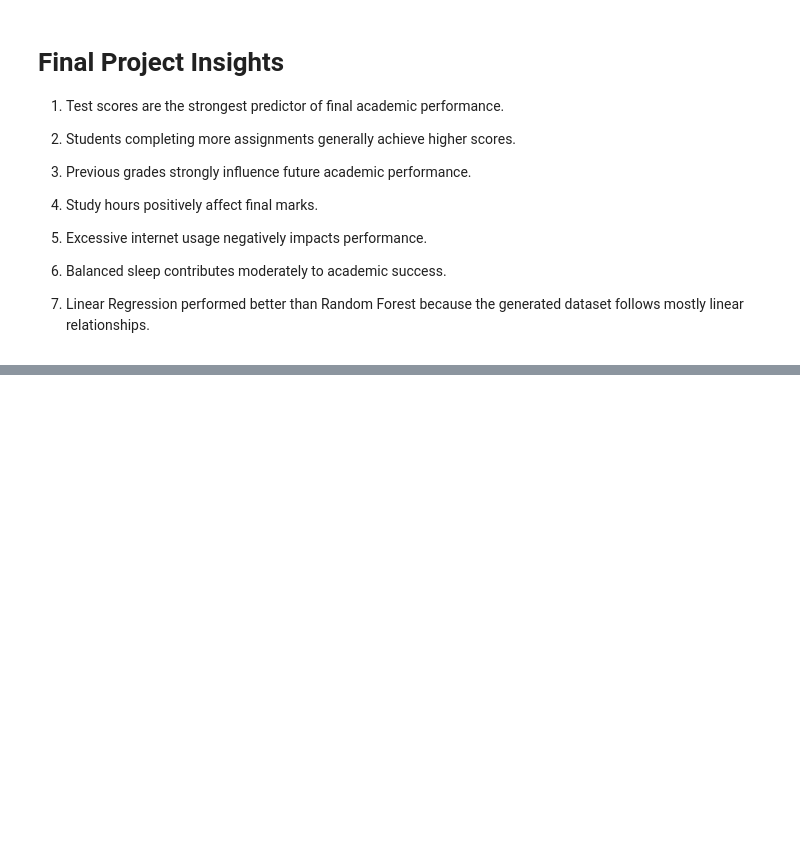
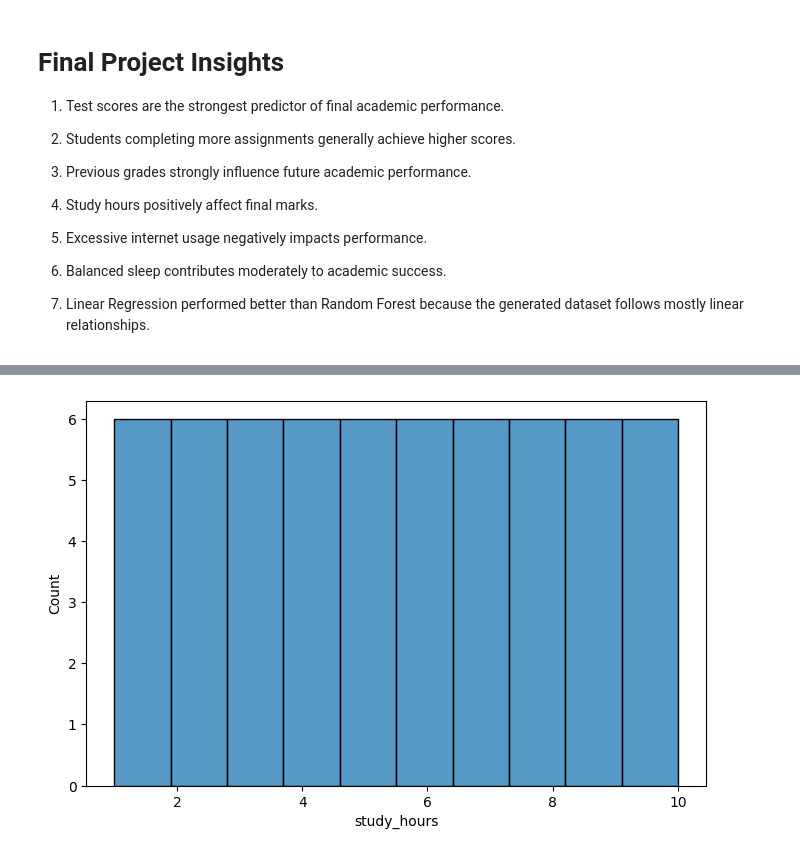
Before and after one commit to Shashanksangam/student-performance-prediction-ml, a Jupyter notebook: notebooks/analysis.ipynb, the cells around one changed output, grey strips where cells are left out. Cells and saved outputs as stored; diff of their text form; code cells hidden in the pictures; blank space fills up the shorter version.

```diff
--- a/notebooks/analysis.ipynb
+++ b/notebooks/analysis.ipynb
@@ -391,0 +397,4 @@ plt.show()
+# %%
+df = pd.read_csv("../data/student_performance.csv")
+
+df.head()
@@ -391,0 +454,6 @@ plt.show()
+# %%
+plt.figure(figsize=(8,5))
+sns.histplot(df["study_hours"], bins=10)
+plt.show()
+# %% [output]
+[figure, added]
```
Also changed, not shown: parts of 12 cells of this notebook, 7 other files.
